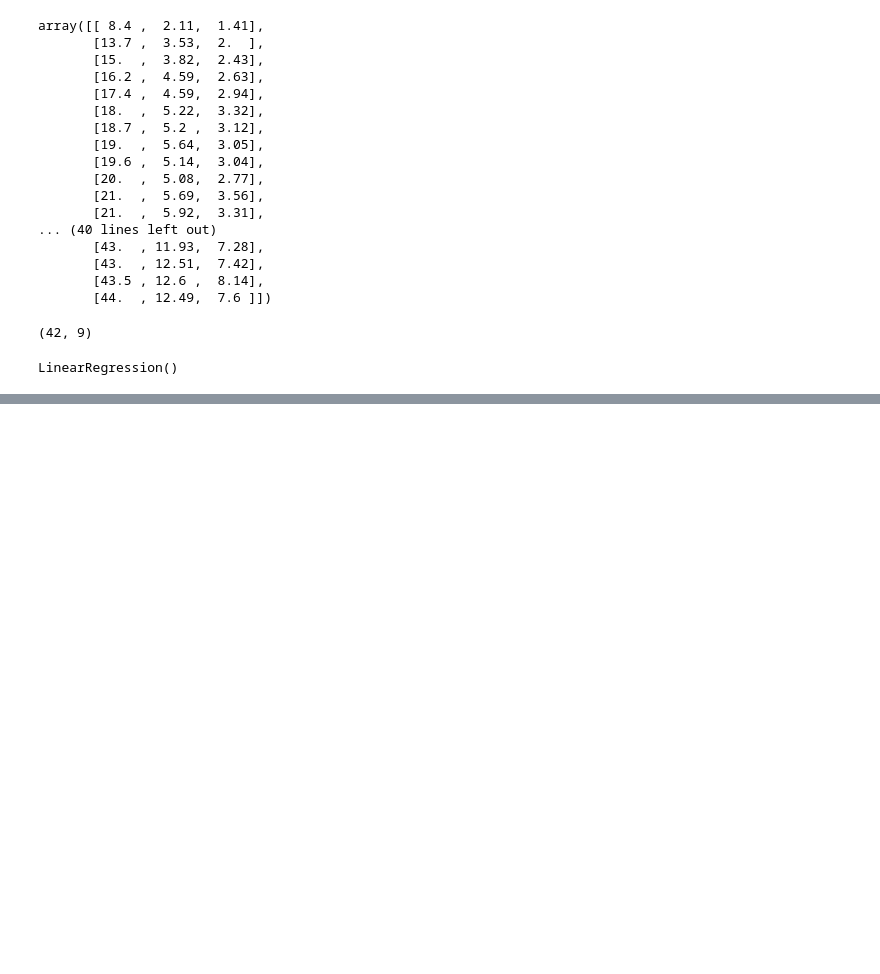
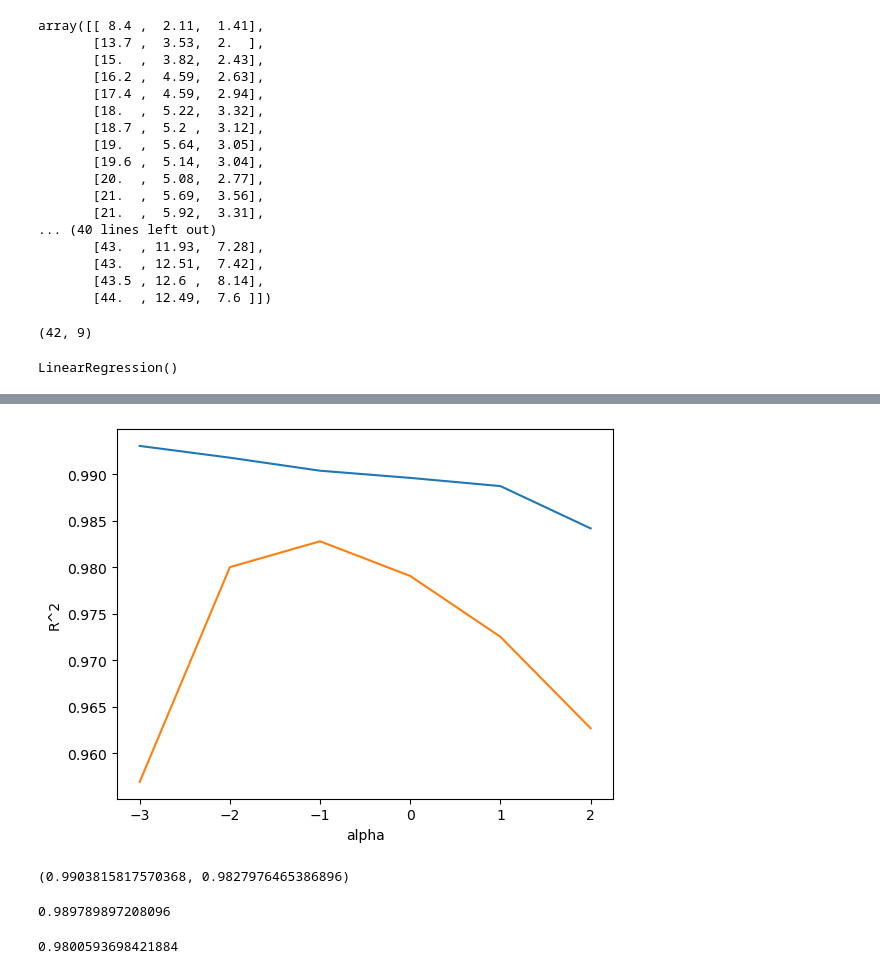
Before and after one commit to yoon0718/kepco, a Jupyter notebook: python/SMD_3-3.ipynb, the cells around one changed output, grey strips where cells are left out. Cells and saved outputs as stored; diff of their text form; code cells hidden in the pictures; blank space fills up the shorter version.

```diff
--- a/python/SMD_3-3.ipynb
+++ b/python/SMD_3-3.ipynb
@@ -66,0 +67,6 @@ lr.score(test_poly, test_target)
+# %%
+poly = PolynomialFeatures(degree=5, include_bias=False)
+poly.fit(train_input)
+train_poly = poly.transform(train_input)
+test_poly = poly.transform(test_input)
+train_poly.shape
@@ -66,0 +75,3 @@ lr.score(test_poly, test_target)
+# %%
+lr.fit(train_poly, train_target)
+lr.score(train_poly, train_target)
@@ -80,0 +104,10 @@ ridge.score(train_scaled, train_target)
+# %%
+train_score = []
+test_score = []
+# %%
+alpha_list = [0.001, 0.01, 0.1, 1, 10, 100]
+for alpha in alpha_list:
+    ridge = Ridge(alpha=alpha)
+    ridge.fit(train_scaled, train_target)
+    train_score.append(ridge.score(train_scaled, train_target))
+    test_score.append(ridge.score(test_scaled, test_target))
@@ -80,0 +129,14 @@ ridge.score(train_scaled, train_target)
+# %%
+plt.plot(np.log10(alpha_list), train_score)
+plt.plot(np.log10(alpha_list), test_score)
+plt.xlabel('alpha')
+plt.ylabel('R^2')
+plt.show()
+# %% [output]
+[figure, added]
+# %%
+ridge = Ridge(alpha=0.1)
+ridge.fit(train_scaled, train_target)
+ridge.score(train_scaled, train_target), ridge.score(test_scaled, test_target)
+# %% [output]
+(0.9903815817570368, 0.9827976465386896)
@@ -80,0 +145,10 @@ ridge.score(train_scaled, train_target)
+# %%
+lasso = Lasso()
+lasso.fit(train_scaled, train_target)
+lasso.score(train_scaled, train_target)
+# %% [output]
+0.989789897208096
+# %%
+lasso.score(test_scaled, test_target)
+# %% [output]
+0.9800593698421884
```
Also changed, not shown: parts of 12 cells of this notebook, 1 other file.
